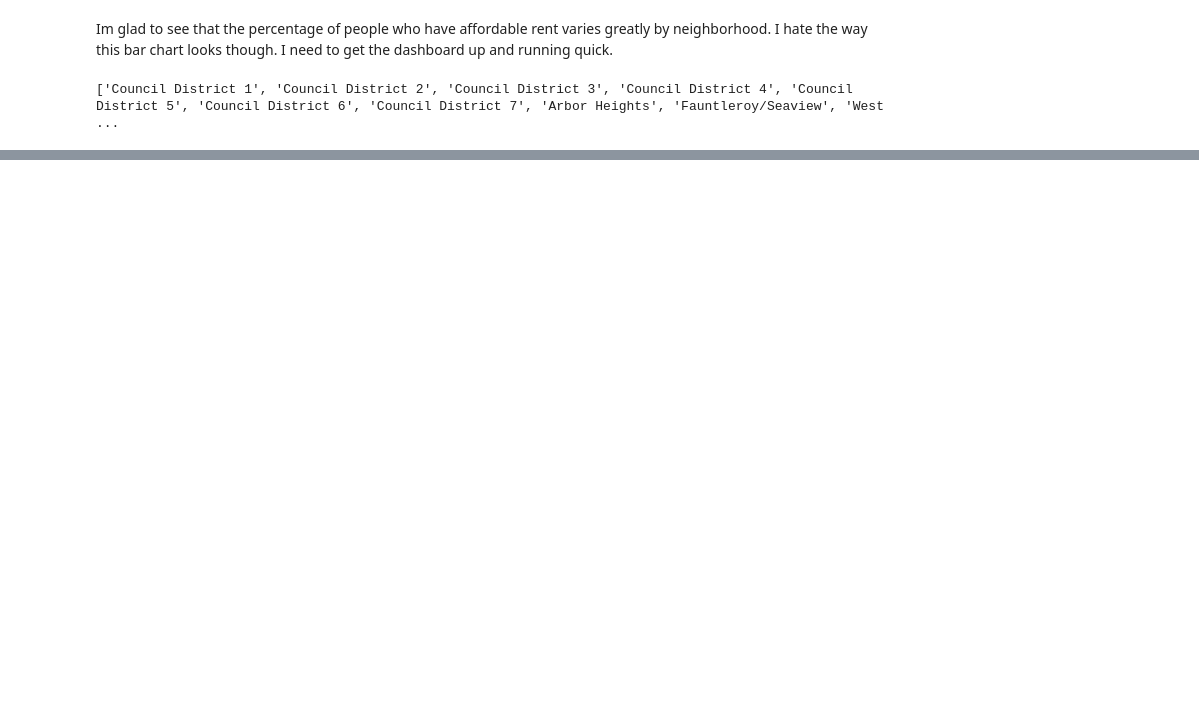
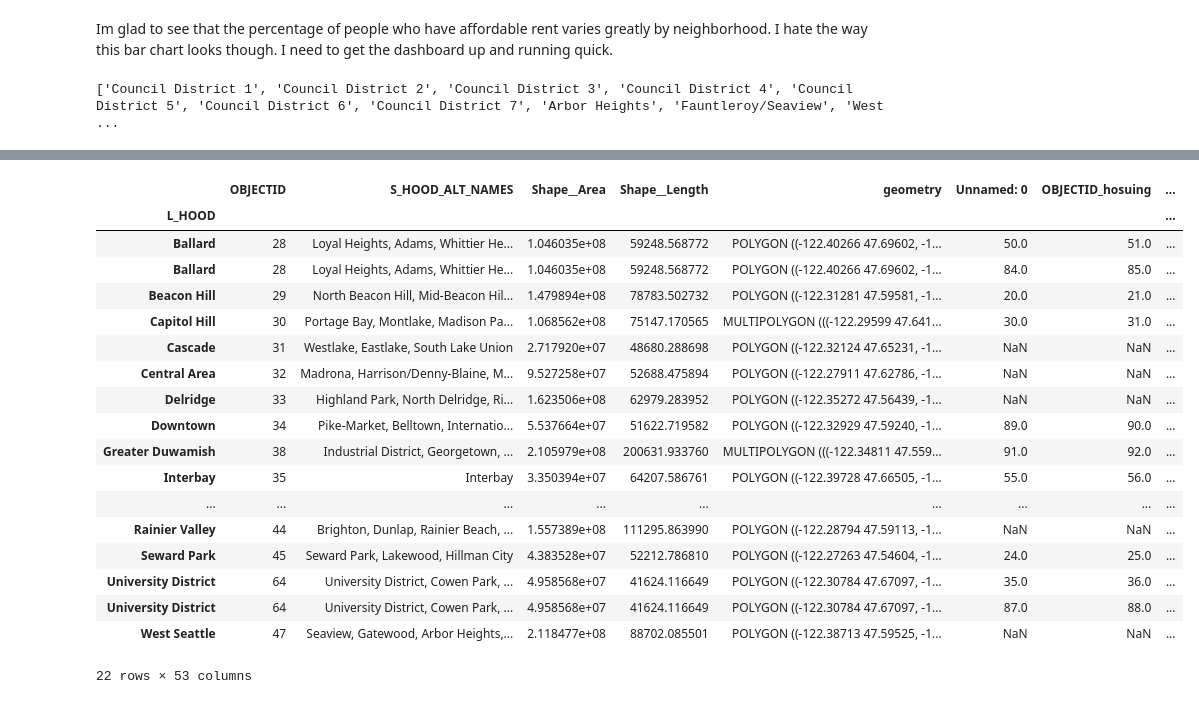
Before and after one commit to tint3dgreen/Capstone, a Jupyter notebook: src/Question_1.ipynb, the cells around one changed output, grey strips where cells are left out. Saved outputs shown, nothing was run; the diff lists cells and outputs as text; code cells hidden in the pictures; blank space fills up the shorter version.

```diff
--- a/src/Question_1.ipynb
+++ b/src/Question_1.ipynb
@@ -72,0 +107,5 @@ print([x for x in housing['Neighborhood_Name'].unique()])
+# %%
+import geopandas as gpd
+
+map_data = gpd.read_file('../data/raw/Neighborhood_Map_Atlas_Districts.geojson')
+map_data.head()
@@ -72,0 +119,24 @@ print([x for x in housing['Neighborhood_Name'].unique()])
+# %%
+test = map_data.set_index('L_HOOD').join(housing.set_index('Neighborhood_Name'), rsuffix='_hosuing')
+
+test
+# %% [output]
+|  | OBJECTID | S_HOOD_ALT_NAMES | Shape__Area | Shape__Length | geometry | Unnamed: 0 | OBJECTID_hosuing | ... |
+| L_HOOD |  |  |  |  |  |  |  | ... |
+| Ballard | 28 | Loyal Heights, Adams, Whittier He... | 1.046035e+08 | 59248.568772 | POLYGON ((-122.40266 47.69602, -1... | 50.0 | 51.0 | ... |
+| Ballard | 28 | Loyal Heights, Adams, Whittier He... | 1.046035e+08 | 59248.568772 | POLYGON ((-122.40266 47.69602, -1... | 84.0 | 85.0 | ... |
+| Beacon Hill | 29 | North Beacon Hill, Mid-Beacon Hil... | 1.479894e+08 | 78783.502732 | POLYGON ((-122.31281 47.59581, -1... | 20.0 | 21.0 | ... |
+| Capitol Hill | 30 | Portage Bay, Montlake, Madison Pa... | 1.068562e+08 | 75147.170565 | MULTIPOLYGON (((-122.29599 47.641... | 30.0 | 31.0 | ... |
+| Cascade | 31 | Westlake, Eastlake, South Lake Union | 2.717920e+07 | 48680.288698 | POLYGON ((-122.32124 47.65231, -1... | NaN | NaN | ... |
+| Central Area | 32 | Madrona, Harrison/Denny-Blaine, M... | 9.527258e+07 | 52688.475894 | POLYGON ((-122.27911 47.62786, -1... | NaN | NaN | ... |
+| Delridge | 33 | Highland Park, North Delridge, Ri... | 1.623506e+08 | 62979.283952 | POLYGON ((-122.35272 47.56439, -1... | NaN | NaN | ... |
+| Downtown | 34 | Pike-Market, Belltown, Internatio... | 5.537664e+07 | 51622.719582 | POLYGON ((-122.32929 47.59240, -1... | 89.0 | 90.0 | ... |
+| Greater Duwamish | 38 | Industrial District, Georgetown, ... | 2.105979e+08 | 200631.933760 | MULTIPOLYGON (((-122.34811 47.559... | 91.0 | 92.0 | ... |
+| Interbay | 35 | Interbay | 3.350394e+07 | 64207.586761 | POLYGON ((-122.39728 47.66505, -1... | 55.0 | 56.0 | ... |
+| ... | ... | ... | ... | ... | ... | ... | ... | ... |
+| Rainier Valley | 44 | Brighton, Dunlap, Rainier Beach, ... | 1.557389e+08 | 111295.863990 | POLYGON ((-122.28794 47.59113, -1... | NaN | NaN | ... |
+| Seward Park | 45 | Seward Park, Lakewood, Hillman City | 4.383528e+07 | 52212.786810 | POLYGON ((-122.27263 47.54604, -1... | 24.0 | 25.0 | ... |
+| University District | 64 | University District, Cowen Park, ... | 4.958568e+07 | 41624.116649 | POLYGON ((-122.30784 47.67097, -1... | 35.0 | 36.0 | ... |
+| University District | 64 | University District, Cowen Park, ... | 4.958568e+07 | 41624.116649 | POLYGON ((-122.30784 47.67097, -1... | 87.0 | 88.0 | ... |
+| West Seattle | 47 | Seaview, Gatewood, Arbor Heights,... | 2.118477e+08 | 88702.085501 | POLYGON ((-122.38713 47.59525, -1... | NaN | NaN | ... |
+22 rows × 53 columns
```
Also changed, not shown: parts of 7 cells of this notebook, 4 other files.
